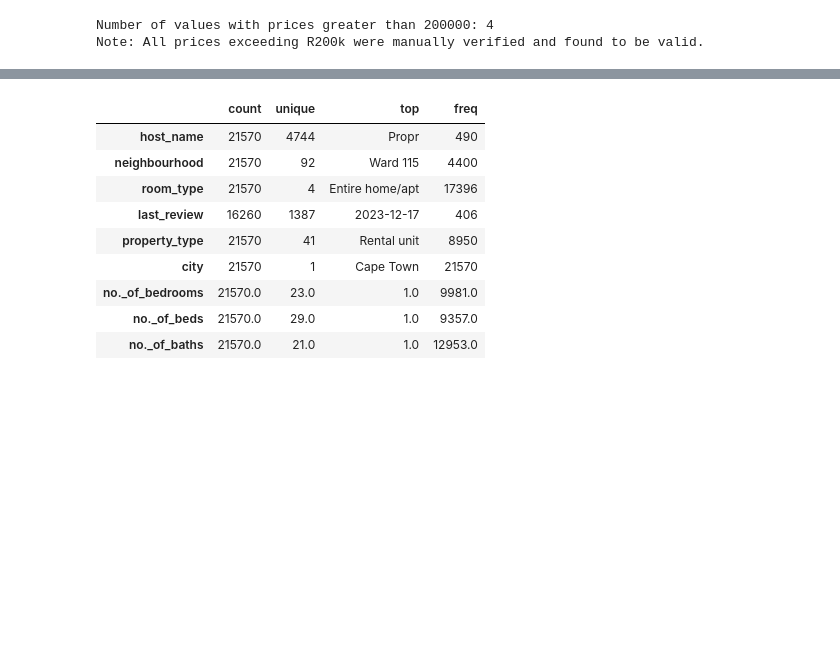
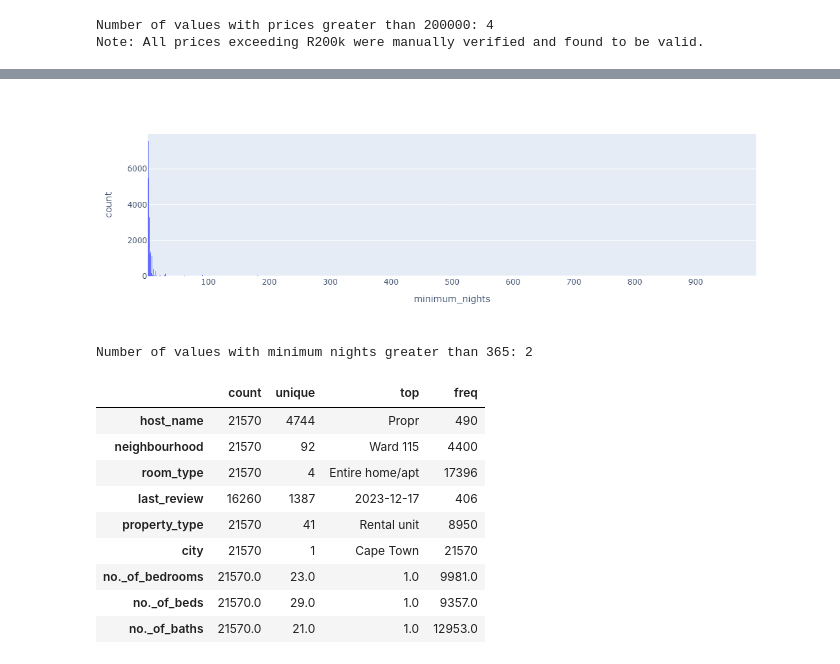
Before and after one commit to withouttheh/airbnb, a Jupyter notebook: 1. Airbnb - Data Preprocessing.ipynb, the cells around one changed output, grey strips where cells are left out. Drawn from its saved outputs; the diff is of its cells as text; code cells hidden in the pictures; blank space fills up the shorter version.

```diff
--- a/1. Airbnb - Data Preprocessing.ipynb
+++ b/1. Airbnb - Data Preprocessing.ipynb
@@ -683,3 +690,17 @@ Note: All prices exceeding R200k were manually verified and found to be valid.
+# %%
+fig = px.histogram(df, x='minimum_nights')
+
+fig.show()
+# %% [output]
+[figure, added]
+# %%
+# Count values with prices greater than 200000
+count_greater_than_365 = (df['minimum_nights'] > 365).sum()
+
+print("Number of values with minimum nights greater than 365:", count_greater_than_365)
+# print("Note: All prices exceeding R200k were manually verified and found to be valid.")
+# %% [output]
+Number of values with minimum nights greater than 365: 2
 # %%
 df.describe(include=[object]).T
 # %% [output]
```
Also changed, not shown: parts of 2 cells of this notebook, 2 other files.
